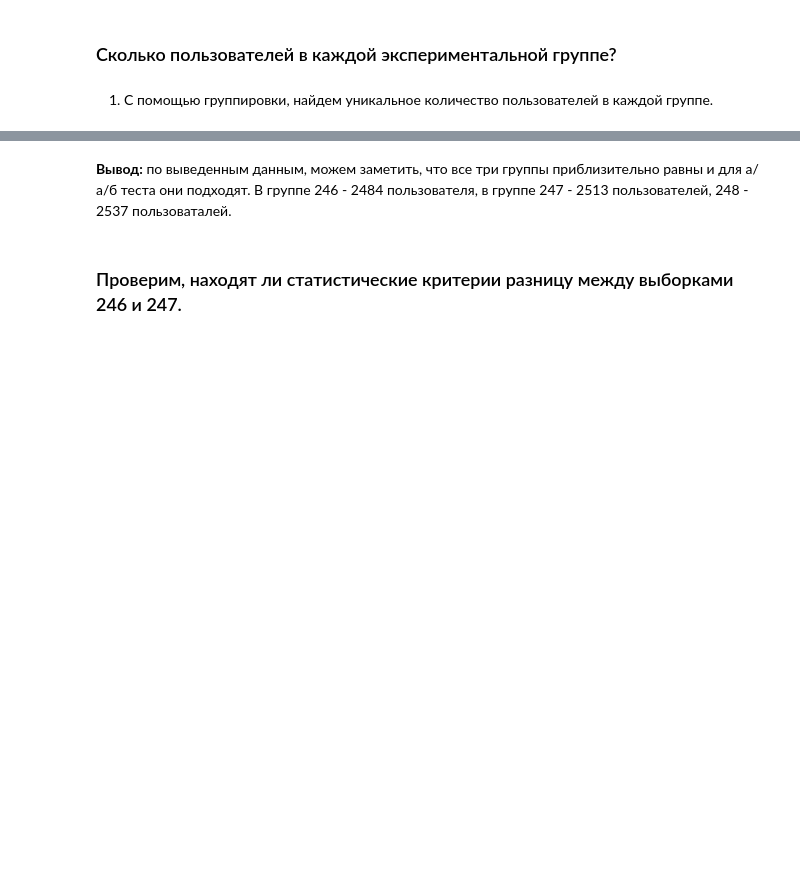
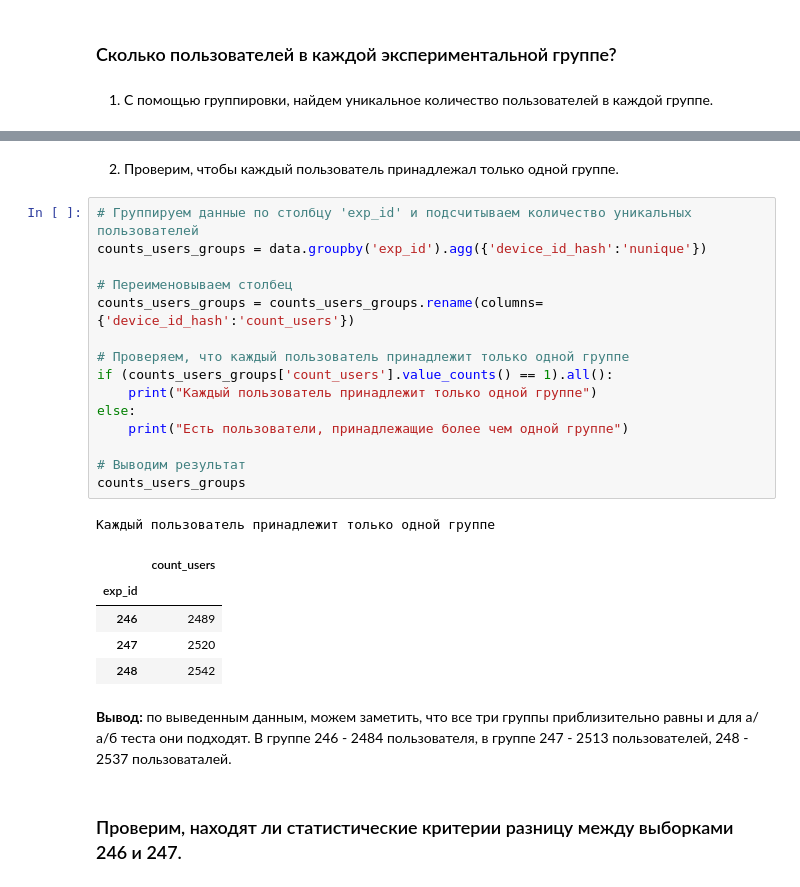
Before and after one commit to hEadman137/data_analysis_projects, a Jupyter notebook: yandex_practicum_projects/A_a_b_test_online_store(19_08_23).ipynb, the cells around one changed output, grey strips where cells are left out. Drawn from its saved outputs; the diff is of its cells as text; blank space fills up the shorter version.

```diff
--- a/yandex_practicum_projects/A_a_b_test_online_store(19_08_23).ipynb
+++ b/yandex_practicum_projects/A_a_b_test_online_store(19_08_23).ipynb
@@ -535,3 +580,27 @@ counts_users_groups
+# %% [markdown]
+2. Проверим, чтобы каждый пользователь принадлежал только одной группе.
+# %%
+# Группируем данные по столбцу 'exp_id' и подсчитываем количество уникальных пользователей
+counts_users_groups = data.groupby('exp_id').agg({'device_id_hash':'nunique'})
+
+# Переименовываем столбец
+counts_users_groups = counts_users_groups.rename(columns={'device_id_hash':'count_users'})
+
+# Проверяем, что каждый пользователь принадлежит только одной группе
+if (counts_users_groups['count_users'].value_counts() == 1).all():
+    print("Каждый пользователь принадлежит только одной группе")
+else:
+    print("Есть пользователи, принадлежащие более чем одной группе")
+
+# Выводим результат
+counts_users_groups
+# %% [output]
+Каждый пользователь принадлежит только одной группе
+|  | count_users |
+| exp_id |  |
+| 246 | 2489 |
+| 247 | 2520 |
+| 248 | 2542 |
 # %% [markdown]
 **Вывод:** по выведенным данным, можем заметить, что все три группы приблизительно равны и для а/а/б теста они подходят. В группе 246 - 2484 пользователя, в группе 247 - 2513 пользователей, 248 - 2537 пользоваталей.
 # %% [markdown]
```
Also changed, not shown: parts of 26 cells of this notebook.
